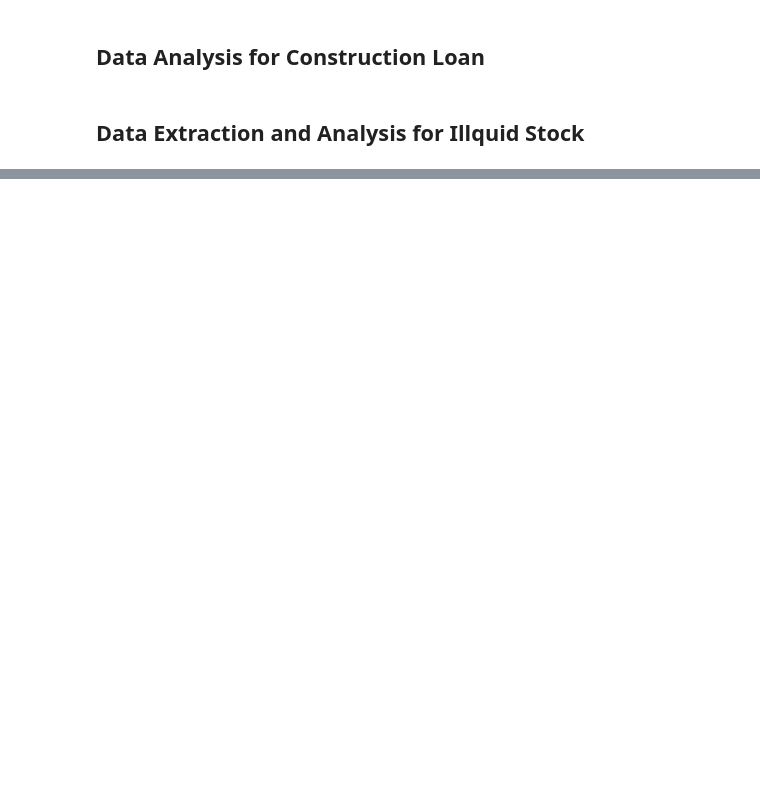
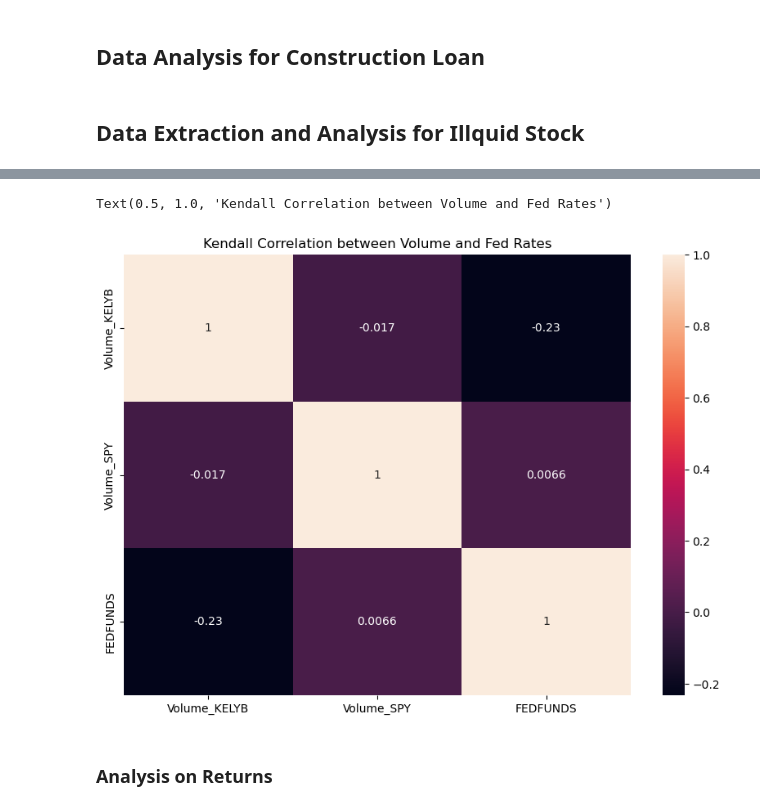
Before and after one commit to Celinzh/wqu_assignment, a Jupyter notebook: GWP1/Heinrik-data.ipynb, the cells around one changed output, grey strips where cells are left out. Drawn from its saved outputs; the diff is of its cells as text; code cells hidden in the pictures; blank space fills up the shorter version.

```diff
--- a/GWP1/Heinrik-data.ipynb
+++ b/GWP1/Heinrik-data.ipynb
@@ -83,0 +94,12 @@ fed_rate.head()
+# %%
+# FEDFUNDS and volume of KELYB has a negative correlation
+plt.figure(figsize=(10,7))
+vol_fed_df = final_df[[f'Volume_{ILLIQUID_TICKER}', f'Volume_{LIQUID_INDEX_TICKER}', 'FEDFUNDS']]
+sns.heatmap(vol_fed_df[[f'Volume_{ILLIQUID_TICKER}', f'Volume_{LIQUID_INDEX_TICKER}', 'FEDFUNDS']].corr('kendall'), annot=True)
+
+plt.title('Kendall Correlation between Volume and Fed Rates')
+# %% [output]
+Text(0.5, 1.0, 'Kendall Correlation between Volume and Fed Rates')
+[figure, added]
+# %% [markdown]
+### Analysis on Returns
```
Also changed, not shown: parts of 10 cells of this notebook.
